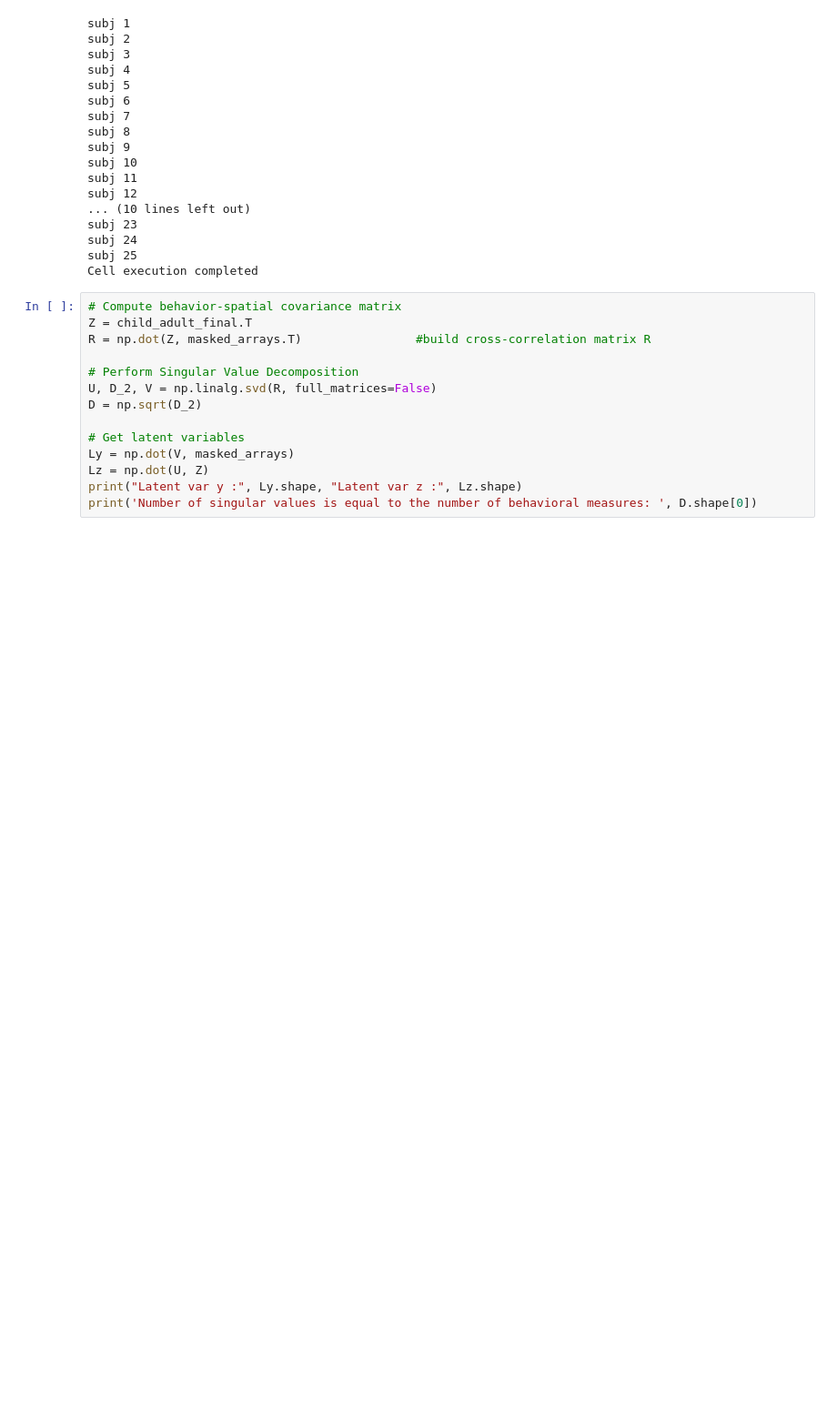
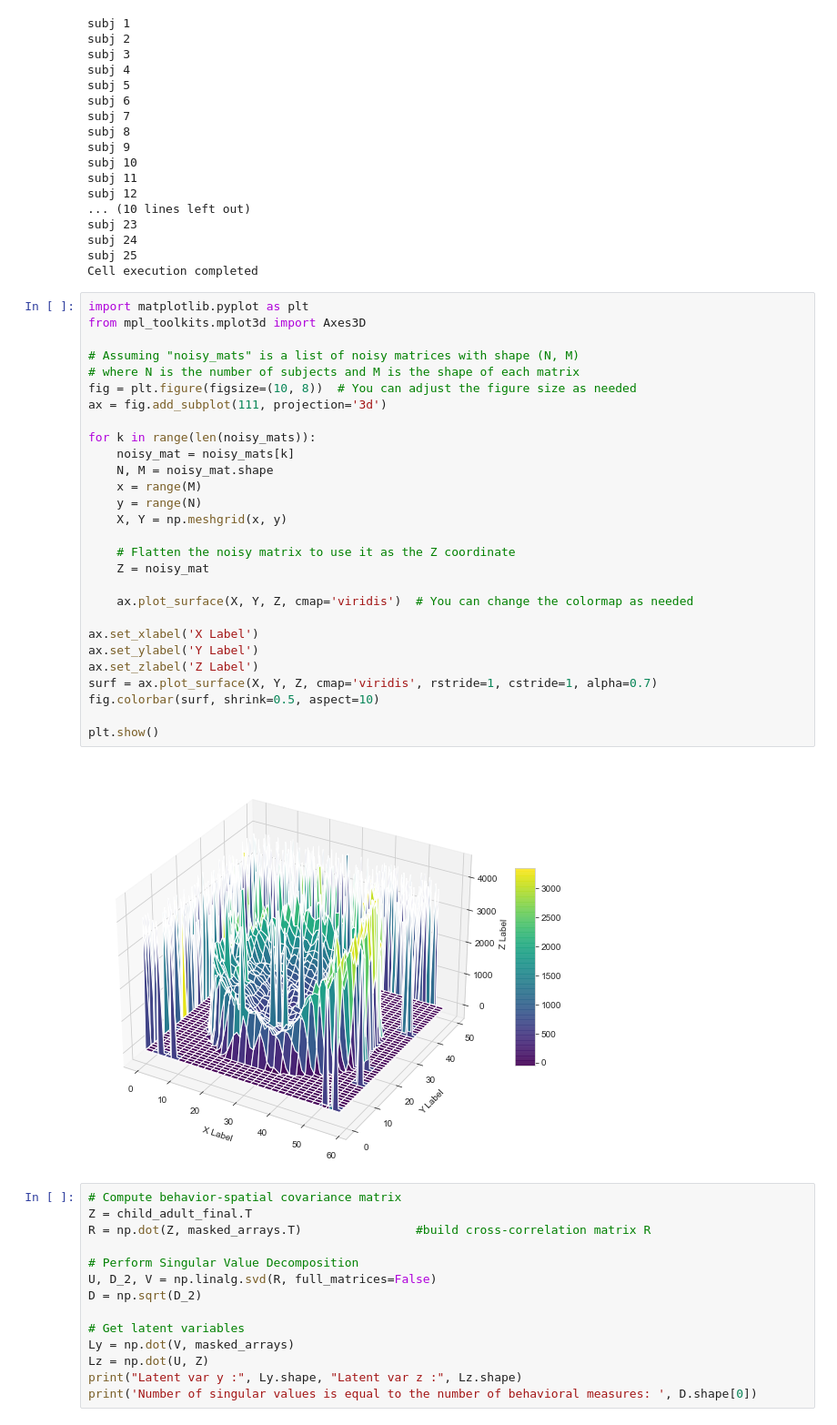
Before and after one commit to ludekcizinsky/fMRI-dimensionality-reduction, a Jupyter notebook: run.ipynb, the cells around one changed output. Shown at 91% size. Cells and saved outputs as stored; diff of their text form; blank space fills up the shorter version.

Commit message:
added 3D representation of noiry matrix

```diff
--- a/run.ipynb
+++ b/run.ipynb
@@ -464,6 +464,36 @@ subj 23
 subj 24
 subj 25
 Cell execution completed
+# %%
+import matplotlib.pyplot as plt
+from mpl_toolkits.mplot3d import Axes3D
+
+# Assuming "noisy_mats" is a list of noisy matrices with shape (N, M)
+# where N is the number of subjects and M is the shape of each matrix
+fig = plt.figure(figsize=(10, 8))  # You can adjust the figure size as needed
+ax = fig.add_subplot(111, projection='3d')
+
+for k in range(len(noisy_mats)):
+    noisy_mat = noisy_mats[k]
+    N, M = noisy_mat.shape
+    x = range(M)
+    y = range(N)
+    X, Y = np.meshgrid(x, y)
+
+    # Flatten the noisy matrix to use it as the Z coordinate
+    Z = noisy_mat
+
+    ax.plot_surface(X, Y, Z, cmap='viridis')  # You can change the colormap as needed
+
+ax.set_xlabel('X Label')
+ax.set_ylabel('Y Label')
+ax.set_zlabel('Z Label')
+surf = ax.plot_surface(X, Y, Z, cmap='viridis', rstride=1, cstride=1, alpha=0.7)
+fig.colorbar(surf, shrink=0.5, aspect=10)
+
+plt.show()
+# %% [output]
+[figure, added]
 # %%
 # Compute behavior-spatial covariance matrix
 Z = child_adult_final.T
```
